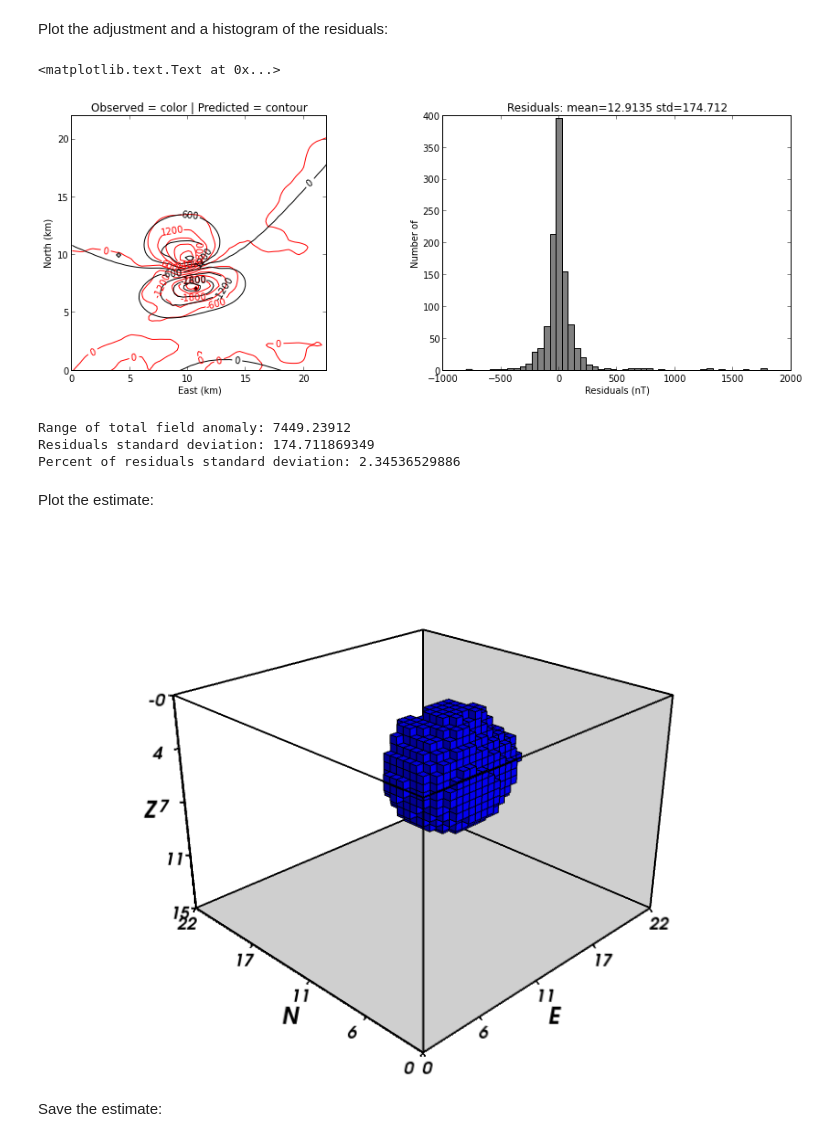
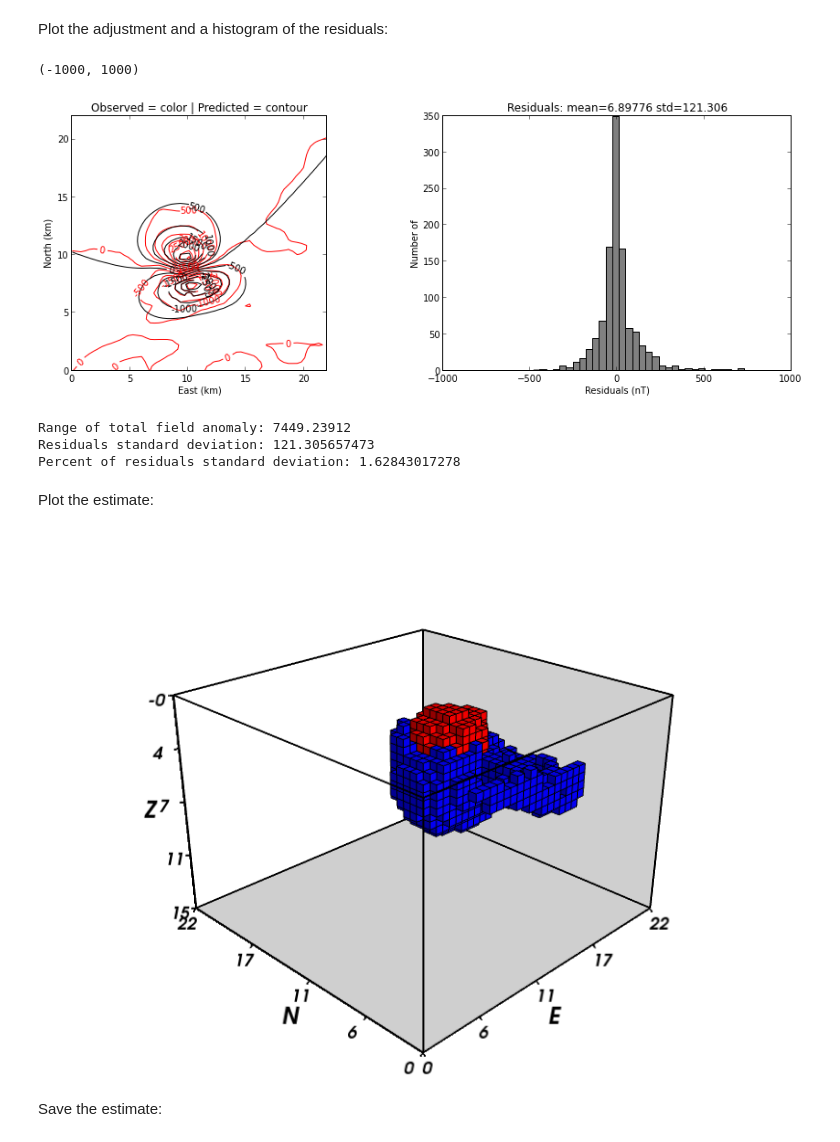
Before and after one commit to leouieda/agu-cancun2013, a Jupyter notebook: morro-do-engenho/A2-inversion.ipynb, the cells around one changed output. Cells and saved outputs as stored; diff of their text form; code cells hidden in the pictures.

```diff
--- a/morro-do-engenho/A2-inversion.ipynb
+++ b/morro-do-engenho/A2-inversion.ipynb
@@ -74,21 +74,28 @@ Generating 3D right rectangular prism mesh:
 # %% [markdown]
 Wrap the data in containers that *harvester* understands:
 # %%
-data = [gravmag.harvester.TotalField(x, y, z, tf, inc=props['inducing']['inclination'], dec=props['inducing']['inclination'])]
+data = [gravmag.harvester.TotalField(x, y, z, tf, inc=props['inducing']['inclination'], dec=props['inducing']['declination'])]
 # %% [markdown]
 Create the seeds:
 # %%
 # Alter the magnetization to seed what range works
-props['total']['magnetization'] = 6
-seedloc = [8000, 10000, 3000, props['total']]
-seeds = gravmag.harvester.sow([seedloc], mesh)
+p1 = dict(props['total'])
+p1['magnetization'] = 10
+p2 = dict(props['total'])
+seedloc = [[7500, 10000, 2000, p1],
+           [6300, 11000, 4000, p2],
+           [6000, 10000, 4000, p2],
+           [6300,  9000, 4000, p2],
+           [8700, 10000, 4000, p2]]
+seeds = gravmag.harvester.sow(seedloc, mesh)
 
 mpl.figure()
 mpl.axis('scaled')
 mpl.title('A2 anomaly (nT) + seed location')
 mpl.contourf(y, x, tf, (100, 100), 40, interp=True)
 mpl.colorbar()
-mpl.plot(seedloc[1], seedloc[0], 'ok')
+for s in seedloc:
+    mpl.plot(s[1], s[0], 'ok')
 mpl.xlabel('East (km)')
 mpl.ylabel('North (km)')
 mpl.m2km()
@@ -121,4 +109,7 @@ body = mesher.vremove(0, 'magnetization', mesh)
 # %%
+estimate, predicted = gravmag.harvester.harvest(data, seeds, mesh, 100000000, 0.0001)
+mesh.addprop('magnetization', estimate['magnetization'])
+body = mesher.vremove(0, 'magnetization', mesh)
 bottom = max(c.z2 for c in body)
 print "Bottom at: %g m" % (bottom)
 top = min(c.z1 for c in body)
@@ -133,27 +137,27 @@ Plot the adjustment and a histogram of the residuals:
 # %%
 mpl.figure(figsize=(15, 5))
 
 mpl.subplot(1, 2, 1)
-shape = (100, 100)
+shape = (60, 60)
 mpl.title("Observed = color | Predicted = contour")
 mpl.axis('scaled')
 levels = mpl.contour(y, x, tf, shape, 15, interp=True, color='r')
 #mpl.colorbar()
 mpl.contour(y, x, predicted[0], shape, levels, interp=True)
 mpl.xlabel('East (km)')
 mpl.ylabel('North (km)')
 mpl.m2km()
 
 residuals = tf - predicted[0]
 mpl.subplot(1, 2, 2)
 mpl.title('Residuals: mean=%g std=%g' % (residuals.mean(), residuals.std()))
 mpl.hist(residuals, bins=50, color='gray')
 mpl.xlabel('Residuals (nT)')
 mpl.ylabel('Number of')
-#mpl.xlim(-1000, 1000)
+mpl.xlim(-1000, 1000)
 # %% [output]
-<matplotlib.text.Text at 0x...>
+(-1000, 1000)
-[figure, old version]
+[figure, new version]
 # %%
 anomaly_range = tf.max() - tf.min()
 print 'Range of total field anomaly:', anomaly_range
@@ -162,8 +166,8 @@ print 'Residuals standard deviation:', stddev
 print 'Percent of residuals standard deviation:', 100*float(stddev)/anomaly_range
 # %% [output]
 Range of total field anomaly: 7449.23912
-Residuals standard deviation: 174.711869349
-Percent of residuals standard deviation: 2.34536529886
+Residuals standard deviation: 121.305657473
+Percent of residuals standard deviation: 1.62843017278
 # %% [markdown]
 Plot the estimate:
 # %%
@@ -176,7 +180,7 @@ myv.wall_bottom(bounds)
 myv.savefig('A2-estimate.png')
 Image(filename='A2-estimate.png')
 # %% [output]
-[figure, old version]
+[figure, new version]
 # %%
 myv.show()
 # %% [markdown]
```
Also changed, not shown: parts of 5 cells of this notebook.
